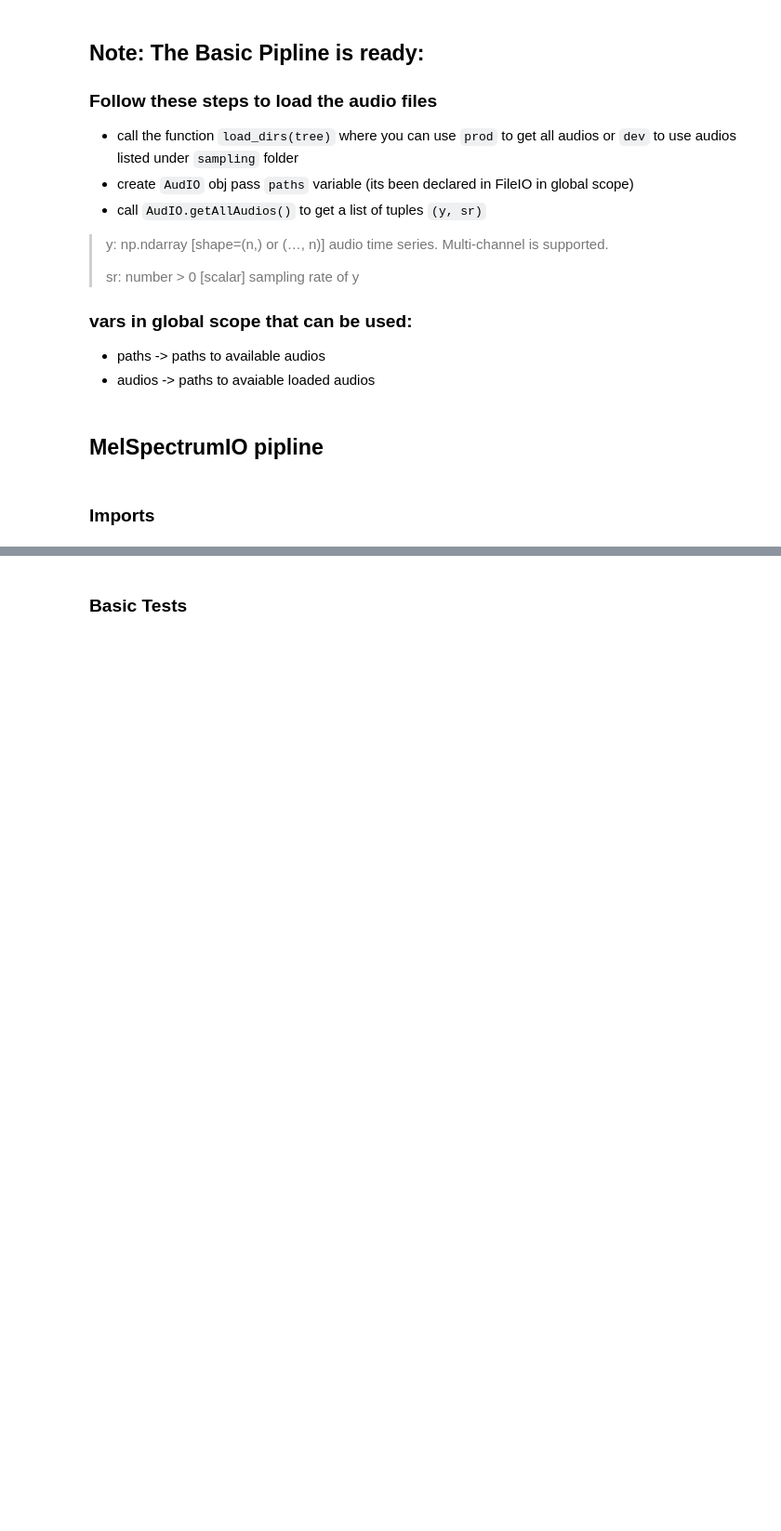
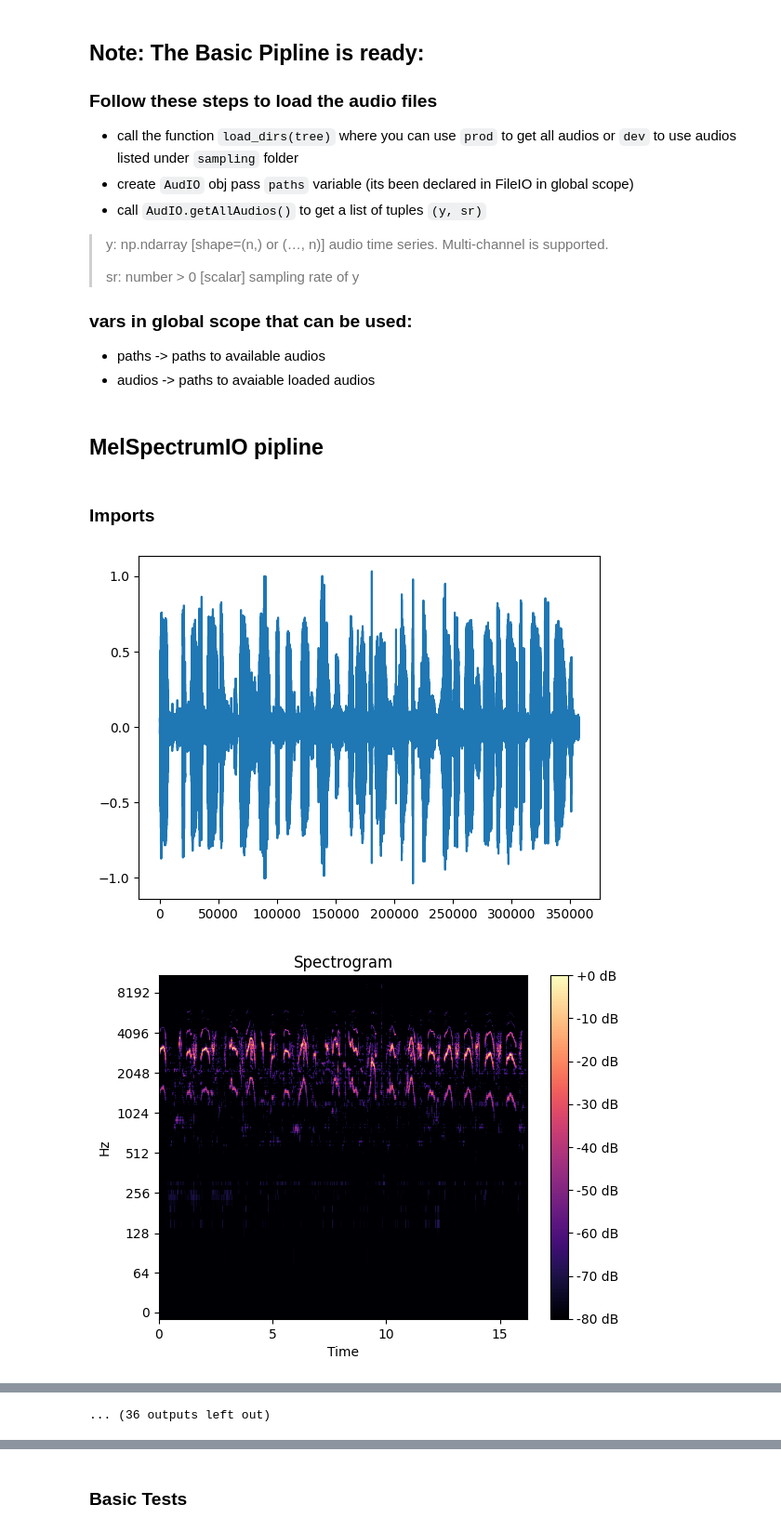
Before and after one commit to MSRIT-Internship/Vmonitor-audio, a Jupyter notebook: note.ipynb, the cells around one changed output, grey strips where cells are left out. Shown at 93% size. Drawn from its saved outputs; the diff is of its cells as text; code cells hidden in the pictures; blank space fills up the shorter version.

```diff
--- a/note.ipynb
+++ b/note.ipynb
@@ -100,3 +117,28 @@ import numpy as np
 
 if not fileiocheck:
     raise Exception(BrokenPipeError("FileIO pipeline wasn't excecuted or failed the tests"))
+# %%
+for audio in audios:
+    audio,type_of_cry = audio
+    y,sr = audio
+    pd.Series(y).plot()
+    plt.show()
+    # Generate spectrogram
+    D = rosa.stft(y)
+    S = rosa.amplitude_to_db(abs(D), ref=np.max)
+
+    # Visualize spectrogram
+    # rosa.display.specshow(S, sr=sr, x_axis='time', y_axis='log')
+    # plt.colorbar(format='%+2.0f dB')
+    # plt.title('Spectrogram')
+    # plt.show()
+
+    S = rosa.feature.melspectrogram(y=y,sr=sr,n_mels=128*4)
+    S = rosa.amplitude_to_db(S, ref=np.max)
+    rosa.display.specshow(S, sr=sr, x_axis='time', y_axis='log')
+    plt.colorbar(format='%+2.0f dB')
+    plt.title('Spectrogram')
+    plt.show()
+# %% [output]
+[figure, added]
+[figure, added]
@@ -103 +155,2 @@ if not fileiocheck:
+... (36 outputs left out)
 # %%
```
Also changed, not shown: parts of 18 cells of this notebook, 4 other files.
